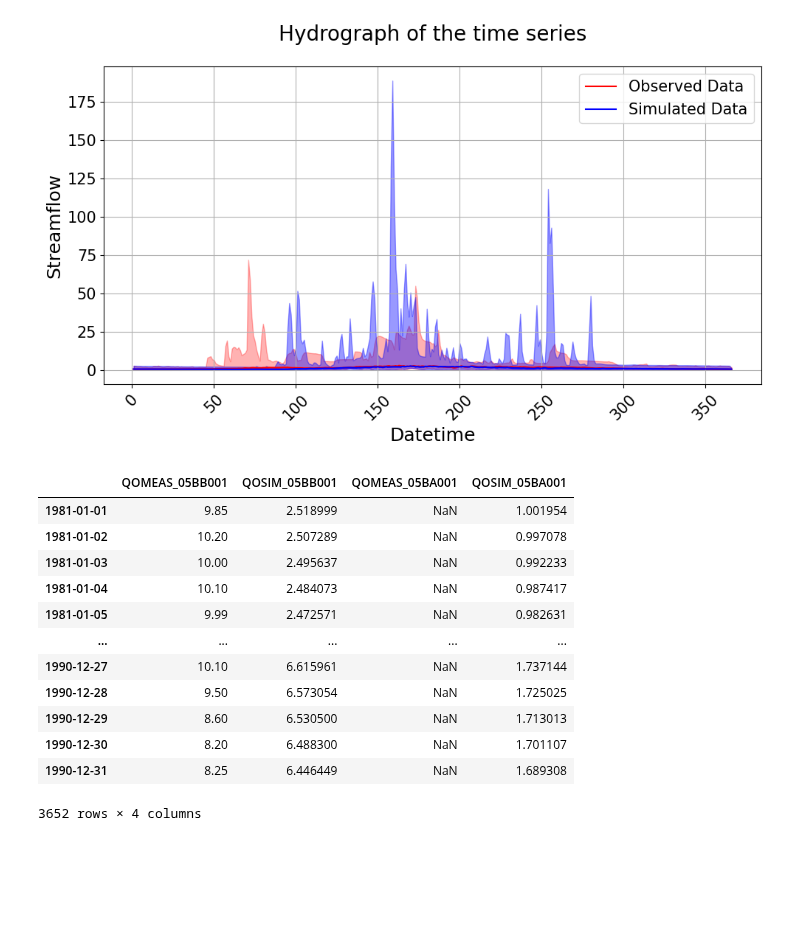
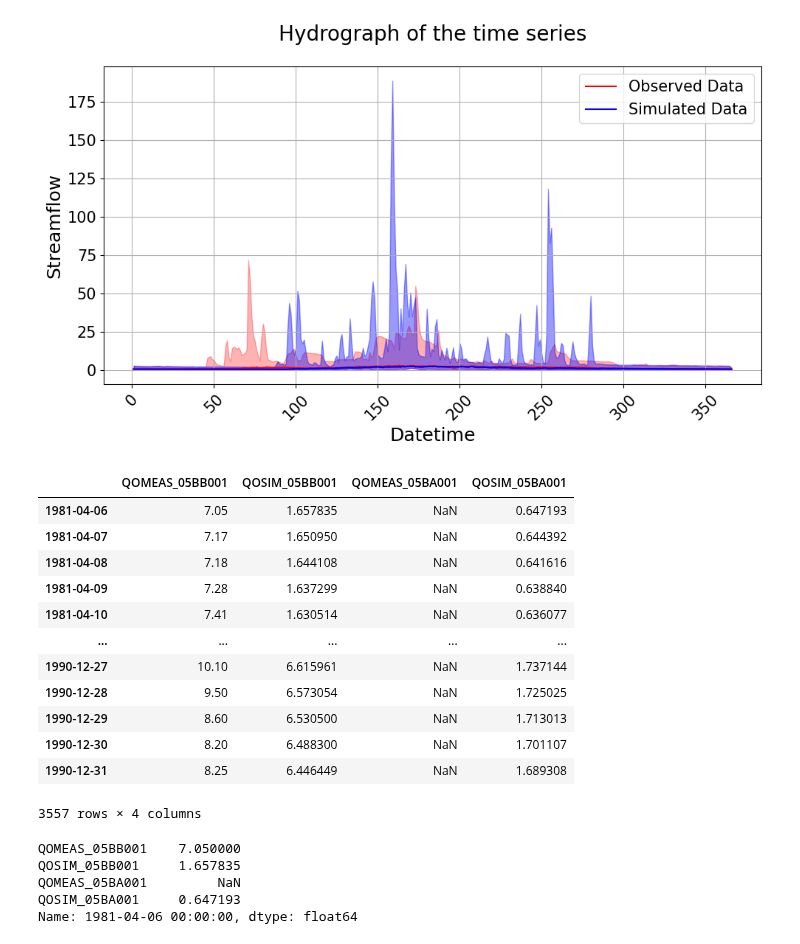
Before and after one commit to UchechukwuUdenze/NHS_PostProcessing, a Jupyter notebook: docs/source/notebooks/Examples.ipynb, the cells around one changed output. Cells and saved outputs as stored; diff of their text form; code cells hidden in the pictures; blank space fills up the shorter version.

```diff
--- a/docs/source/notebooks/Examples.ipynb
+++ b/docs/source/notebooks/Examples.ipynb
@@ -688,18 +734,28 @@ visuals.bounded_plot(
 [figure]
 [figure]
 # %%
-merged_df
+test = merged_df.iloc[95:]
-# %% [output]
-|  | QOMEAS_05BB001 | QOSIM_05BB001 | QOMEAS_05BA001 | QOSIM_05BA001 |
-| 1981-01-01 | 9.85 | 2.518999 | NaN | 1.001954 |
-| 1981-01-02 | 10.20 | 2.507289 | NaN | 0.997078 |
-| 1981-01-03 | 10.00 | 2.495637 | NaN | 0.992233 |
-| 1981-01-04 | 10.10 | 2.484073 | NaN | 0.987417 |
-| 1981-01-05 | 9.99 | 2.472571 | NaN | 0.982631 |
-| ... | ... | ... | ... | ... |
-| 1990-12-27 | 10.10 | 6.615961 | NaN | 1.737144 |
-| 1990-12-28 | 9.50 | 6.573054 | NaN | 1.725025 |
-| 1990-12-29 | 8.60 | 6.530500 | NaN | 1.713013 |
-| 1990-12-30 | 8.20 | 6.488300 | NaN | 1.701107 |
-| 1990-12-31 | 8.25 | 6.446449 | NaN | 1.689308 |
-3652 rows × 4 columns
+# %%
+test
+# %% [output]
+|  | QOMEAS_05BB001 | QOSIM_05BB001 | QOMEAS_05BA001 | QOSIM_05BA001 |
+| 1981-04-06 | 7.05 | 1.657835 | NaN | 0.647193 |
+| 1981-04-07 | 7.17 | 1.650950 | NaN | 0.644392 |
+| 1981-04-08 | 7.18 | 1.644108 | NaN | 0.641616 |
+| 1981-04-09 | 7.28 | 1.637299 | NaN | 0.638840 |
+| 1981-04-10 | 7.41 | 1.630514 | NaN | 0.636077 |
+| ... | ... | ... | ... | ... |
+| 1990-12-27 | 10.10 | 6.615961 | NaN | 1.737144 |
+| 1990-12-28 | 9.50 | 6.573054 | NaN | 1.725025 |
+| 1990-12-29 | 8.60 | 6.530500 | NaN | 1.713013 |
+| 1990-12-30 | 8.20 | 6.488300 | NaN | 1.701107 |
+| 1990-12-31 | 8.25 | 6.446449 | NaN | 1.689308 |
+3557 rows × 4 columns
+# %%
+test.iloc[0]
+# %% [output]
+QOMEAS_05BB001    7.050000
+QOSIM_05BB001     1.657835
+QOMEAS_05BA001         NaN
+QOSIM_05BA001     0.647193
+Name: 1981-04-06 00:00:00, dtype: float64
```
Also changed, not shown: parts of 14 cells of this notebook, 6 other files.
